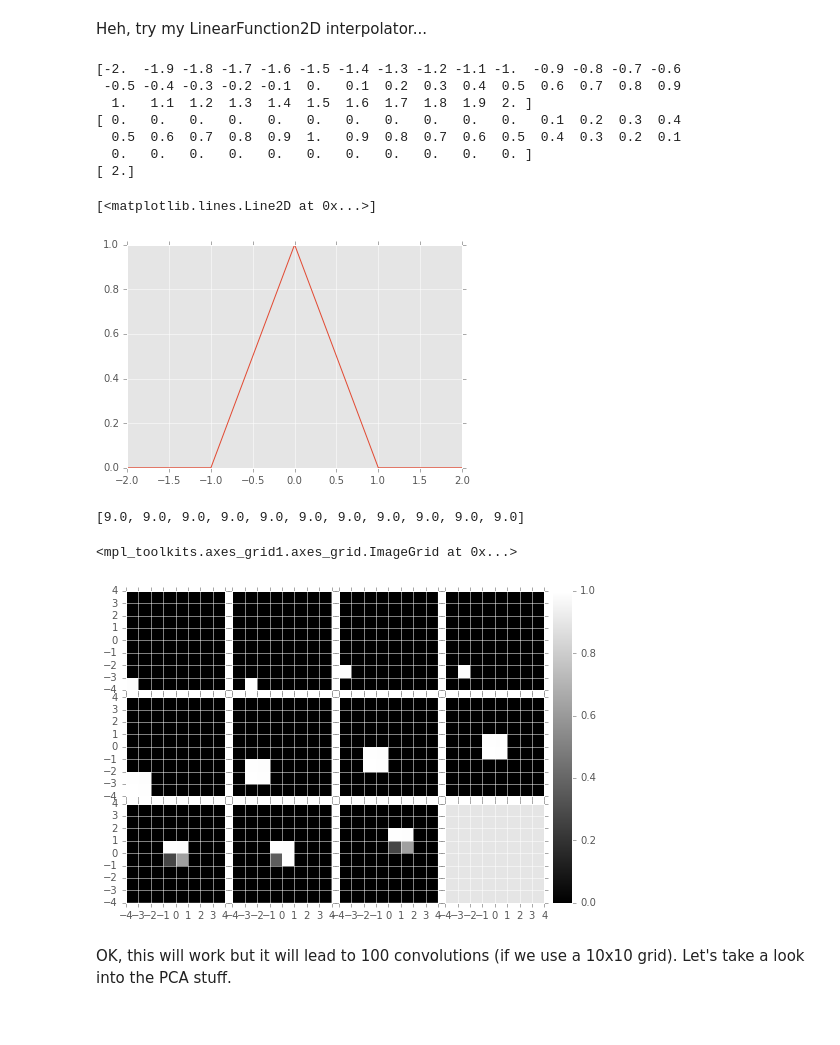
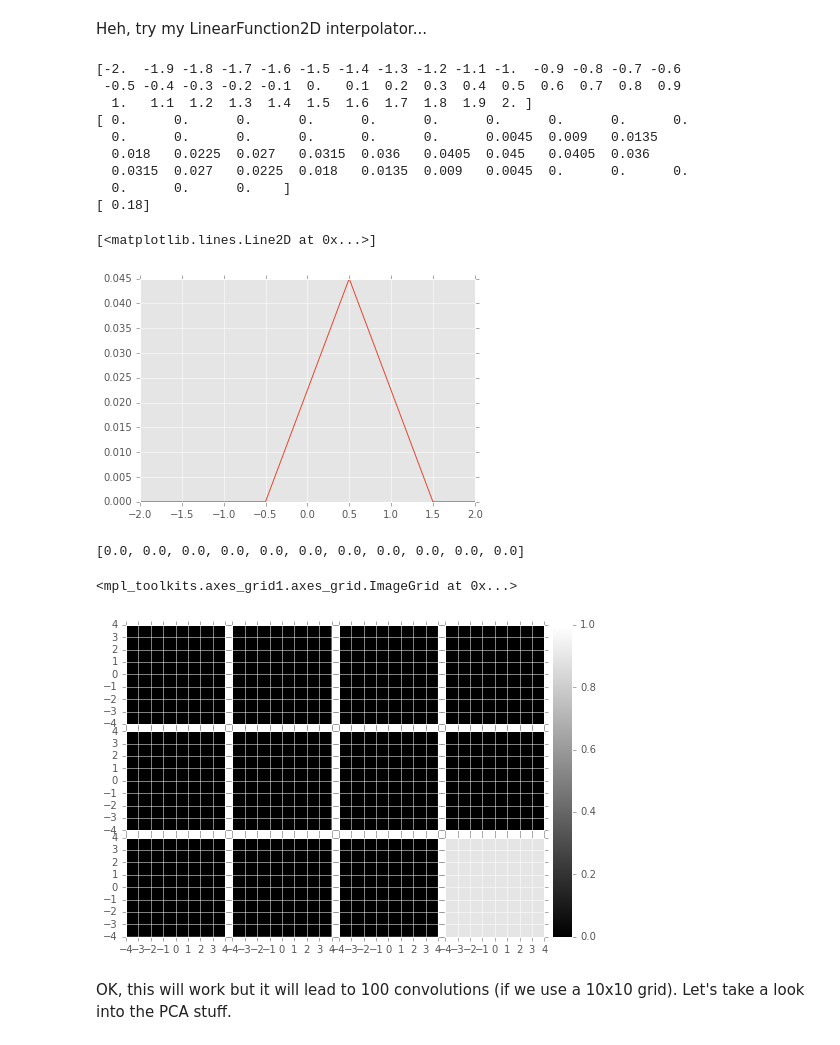
Before and after one commit to djreiss/DM-6162, a Jupyter notebook: spatial kernels.ipynb, the cells around one changed output. Cells and saved outputs as stored; diff of their text form; code cells hidden in the pictures.

```diff
--- a/spatial kernels.ipynb
+++ b/spatial kernels.ipynb
@@ -396,27 +396,29 @@ dit.plotImageGrid(kImages, clim=(0,1))
 # %% [markdown]
 Heh, try my LinearFunction2D interpolator...
 # %%
-slope = 1.0
-tmp = afwMath.LinearBasisFunction2D(slope, 0.0, 0.)
+slope = 0.3
+tmp = afwMath.LinearBasisFunction2D(slope, 0., 0.)
 x = np.linspace(-2.,2.,41)
 y = np.array([tmp(xx, 0.0) for xx in x])
 print x
 print y
 print y[x == 0.5] * 4.
 plt.plot(x, y)
 # %% [output]
 [-2.  -1.9 -1.8 -1.7 -1.6 -1.5 -1.4 -1.3 -1.2 -1.1 -1.  -0.9 -0.8 -0.7 -0.6
  -0.5 -0.4 -0.3 -0.2 -0.1  0.   0.1  0.2  0.3  0.4  0.5  0.6  0.7  0.8  0.9
   1.   1.1  1.2  1.3  1.4  1.5  1.6  1.7  1.8  1.9  2. ]
-[ 0.   0.   0.   0.   0.   0.   0.   0.   0.   0.   0.   0.1  0.2  0.3  0.4
-  0.5  0.6  0.7  0.8  0.9  1.   0.9  0.8  0.7  0.6  0.5  0.4  0.3  0.2  0.1
-  0.   0.   0.   0.   0.   0.   0.   0.   0.   0.   0. ]
-[ 2.]
+[ 0.      0.      0.      0.      0.      0.      0.      0.      0.      0.
+  0.      0.      0.      0.      0.      0.      0.0045  0.009   0.0135
+  0.018   0.0225  0.027   0.0315  0.036   0.0405  0.045   0.0405  0.036
+  0.0315  0.027   0.0225  0.018   0.0135  0.009   0.0045  0.      0.      0.
+  0.      0.      0.    ]
+[ 0.18]
 [<matplotlib.lines.Line2D at 0x...>]
-[figure, old version]
+[figure, new version]
 # %%
 sParams = afwMath.Function2DList()
-slope = 3.
+slope = 0.3
 
 for i in range(kWidth):
     for j in range(kHeight):
@@ -450,8 +452,8 @@ print [kim.getArray().sum() for kim in kImages]
 reload(dit)
 dit.plotImageGrid(kImages, clim=(0,1))
 # %% [output]
-[9.0, 9.0, 9.0, 9.0, 9.0, 9.0, 9.0, 9.0, 9.0, 9.0, 9.0]
+[0.0, 0.0, 0.0, 0.0, 0.0, 0.0, 0.0, 0.0, 0.0, 0.0, 0.0]
 <mpl_toolkits.axes_grid1.axes_grid.ImageGrid at 0x...>
-[figure, old version]
+[figure, new version]
 # %% [markdown]
 OK, this will work but it will lead to 100 convolutions (if we use a 10x10 grid). Let's take a look into the PCA stuff.
```
